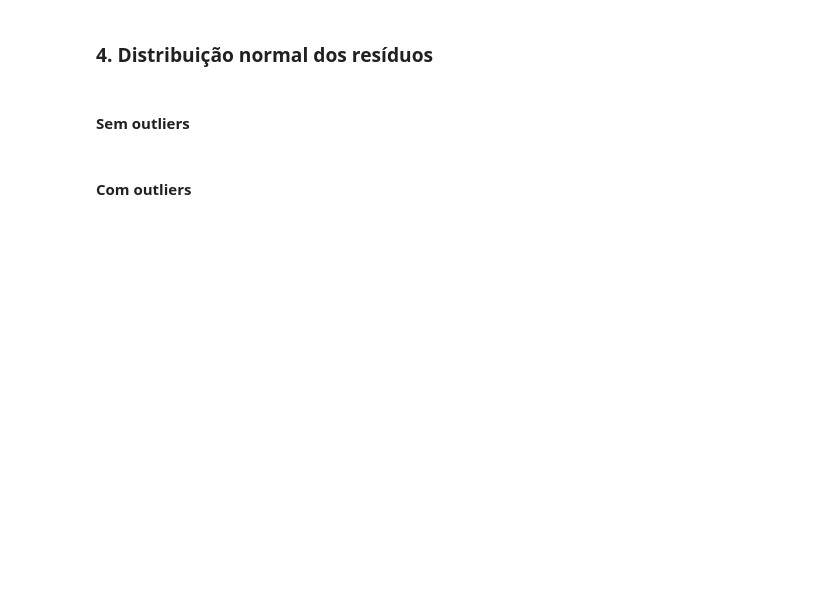
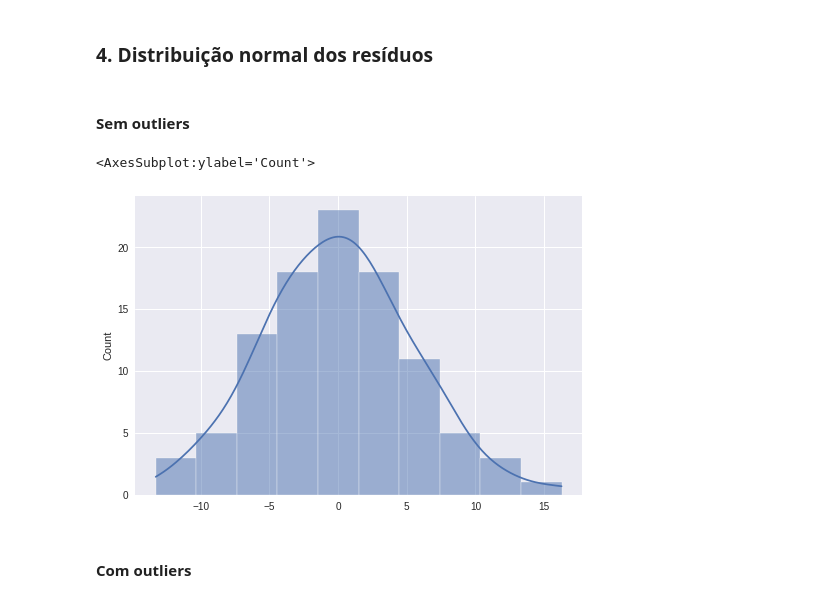
Before and after one commit to walisson-silva-ada/827-data-science, a Jupyter notebook: 02. Regressão Linear/2.1. Regressão Linear Simples.ipynb, the cells around one changed output. Drawn from its saved outputs; the diff is of its cells as text; code cells hidden in the pictures; blank space fills up the shorter version.

```diff
--- a/02. Regressão Linear/2.1. Regressão Linear Simples.ipynb
+++ b/02. Regressão Linear/2.1. Regressão Linear Simples.ipynb
@@ -678,5 +691,10 @@ plt.scatter(y, residuos)
 ### 4. Distribuição normal dos resíduos
 # %% [markdown]
 #### Sem outliers
+# %%
+sns.histplot(residuos, kde=True)
+# %% [output]
+<AxesSubplot:ylabel='Count'>
+[figure, added]
 # %% [markdown]
 #### Com outliers
```
Also changed, not shown: parts of 39 cells of this notebook.
